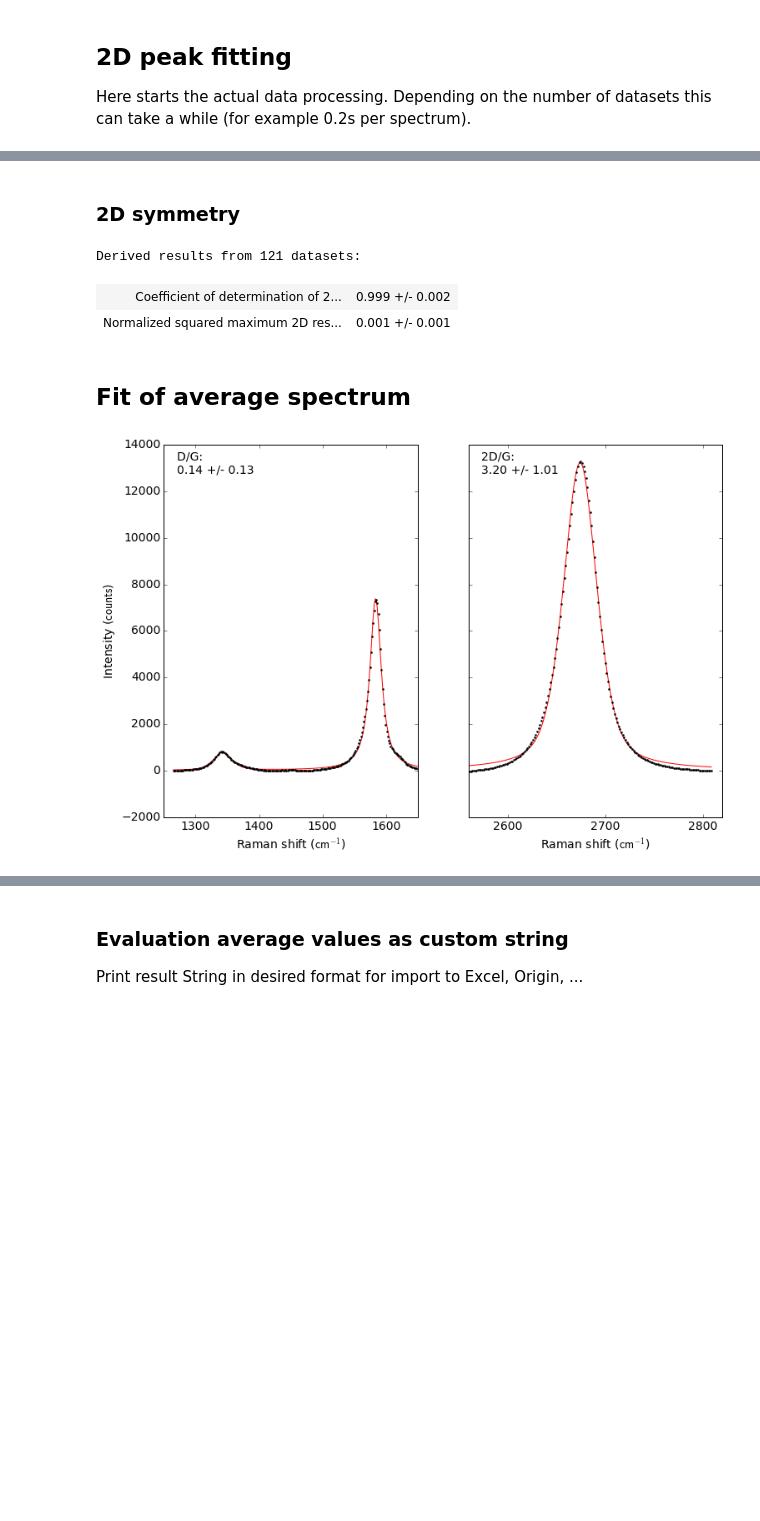
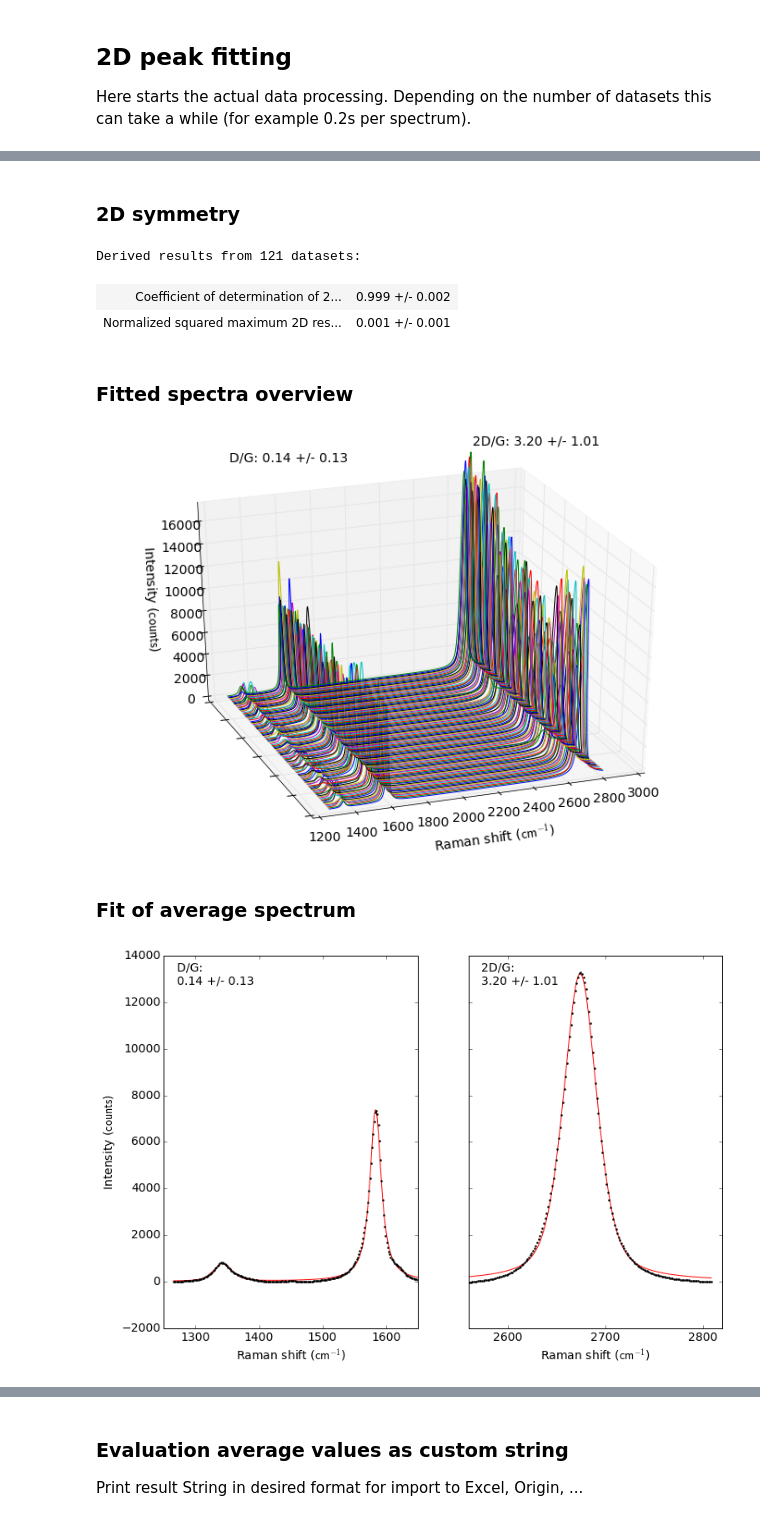
Before and after one commit to graphenestandards/raman, a Jupyter notebook: DtoG-2Dsymmetry.ipynb, the cells around one changed output, grey strips where cells are left out. Cells and saved outputs as stored; diff of their text form; code cells hidden in the pictures; blank space fills up the shorter version.

```diff
--- a/DtoG-2Dsymmetry.ipynb
+++ b/DtoG-2Dsymmetry.ipynb
@@ -249,5 +249,5 @@ RESULTS = multipeak.GrapheneModelResults(GRAPHENEMODEL, DATASET)
 # %%
-multipeak.printmd('## Fit results')
+multipeak.printmd('### Average fit results')
 RESULTS.printPeakResultsTable()
 
 multipeak.printmd('### Peak ratios')
@@ -257,29 +257,17 @@ RESULTS.printDerivedResultsTable(derivedParams=[
     'twoDtoG_area',
     'twoDtoG_height'
 ])
+
 multipeak.printmd('### 2D symmetry')
 RESULTS.printDerivedResultsTable(derivedParams=[
     'twoDr2',
     'twoDmaxRes'
 ])
 
-multipeak.printmd('## Fit of average spectrum')
+multipeak.printmd('### Fitted spectra overview')
+RESULTS.plot3D(save=True)
+
+multipeak.printmd('### Fit of average spectrum')
 RESULTS.plotAvgFit(saveName='avgFit')
 print(GRAPHENEMODEL.avgFitResult.fit_report())
-
-multipeak.printmd('## Fitted spectra overview')
-RESULTS.plot3D(save=True)
-
-multipeak.printmd('## 2D peak symmetry')
-multipeak.printmd('### Normalized squared maximum residuals (NSR)')
-RESULTS.plot2Dresiduals()
-
-multipeak.printmd('### 2D R2 intervals')
-RESULTS.print2Dr2Intervals(0.995)
-RESULTS.print2Dr2Intervals(0.99)
-RESULTS.print2Dr2Intervals(0.98)
-RESULTS.print2Dr2(save=True)
-
-multipeak.printmd('### 2D symmetry outliers')
-RESULTS.plot2DOutliers(3, save=True)
 # %% [output]
@@ -291,15 +279,17 @@ Results per peak from 121 datasets:
 ### Peak ratios
 Derived results from 121 datasets:
 | D/G area ratio | 0.140 +/- 0.132 |
 | D/G height ratio | 0.097 +/- 0.123 |
 | 2D/G area ratio | 3.196 +/- 1.010 |
 | 2D/G height ratio | 1.518 +/- 0.335 |
 ### 2D symmetry
 Derived results from 121 datasets:
 | Coefficient of determination of 2... | 0.999 +/- 0.002 |
 | Normalized squared maximum 2D res... | 0.001 +/- 0.001 |
-## Fit of average spectrum
+### Fitted spectra overview
-[figure, old version]
+[figure, new version]
+### Fit of average spectrum
+[figure, added]
 [[Model]]
     ((Model(pvoigt, prefix='D_') + Model(pvoigt, prefix='G_')) + Model(pvoigt, prefix='twoD_'))
 [[Fit Statistics]]
```
Also changed, not shown: parts of 19 cells of this notebook.
